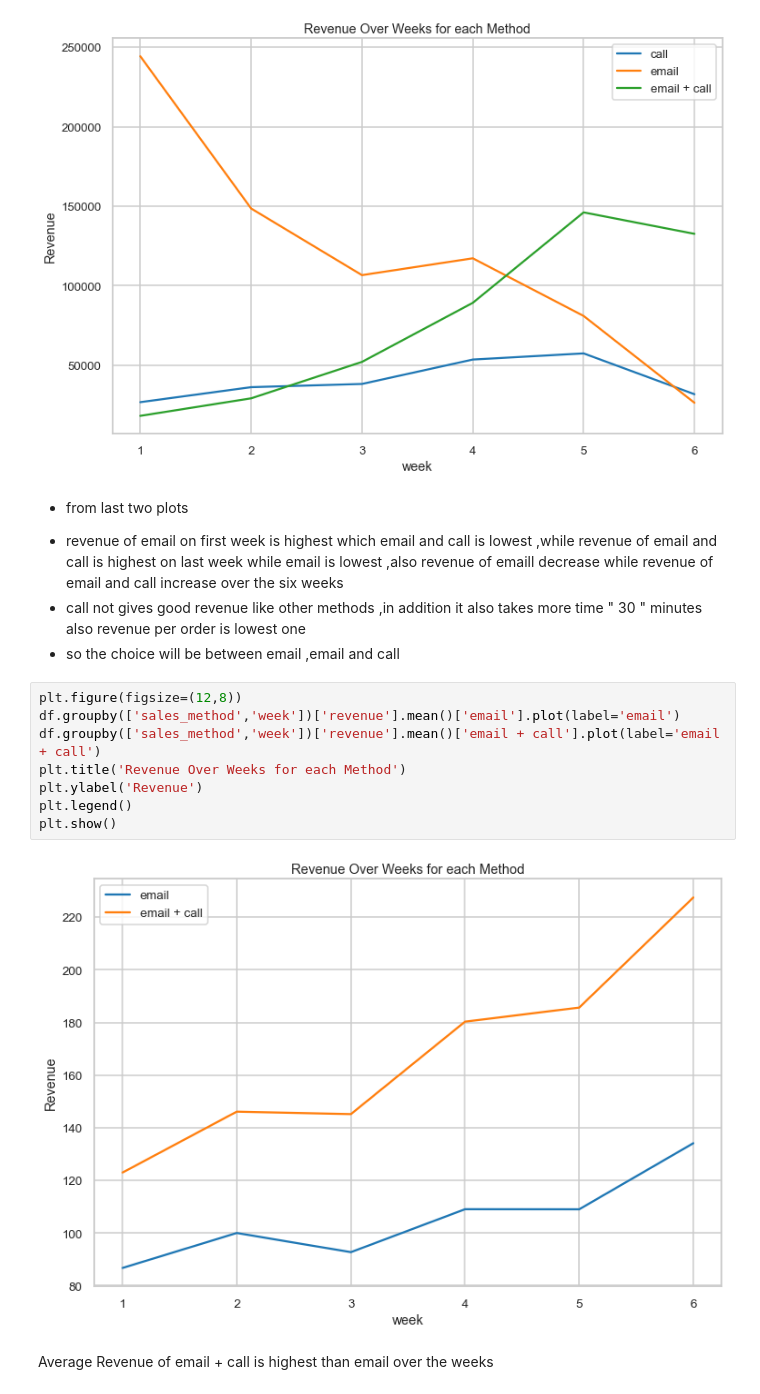
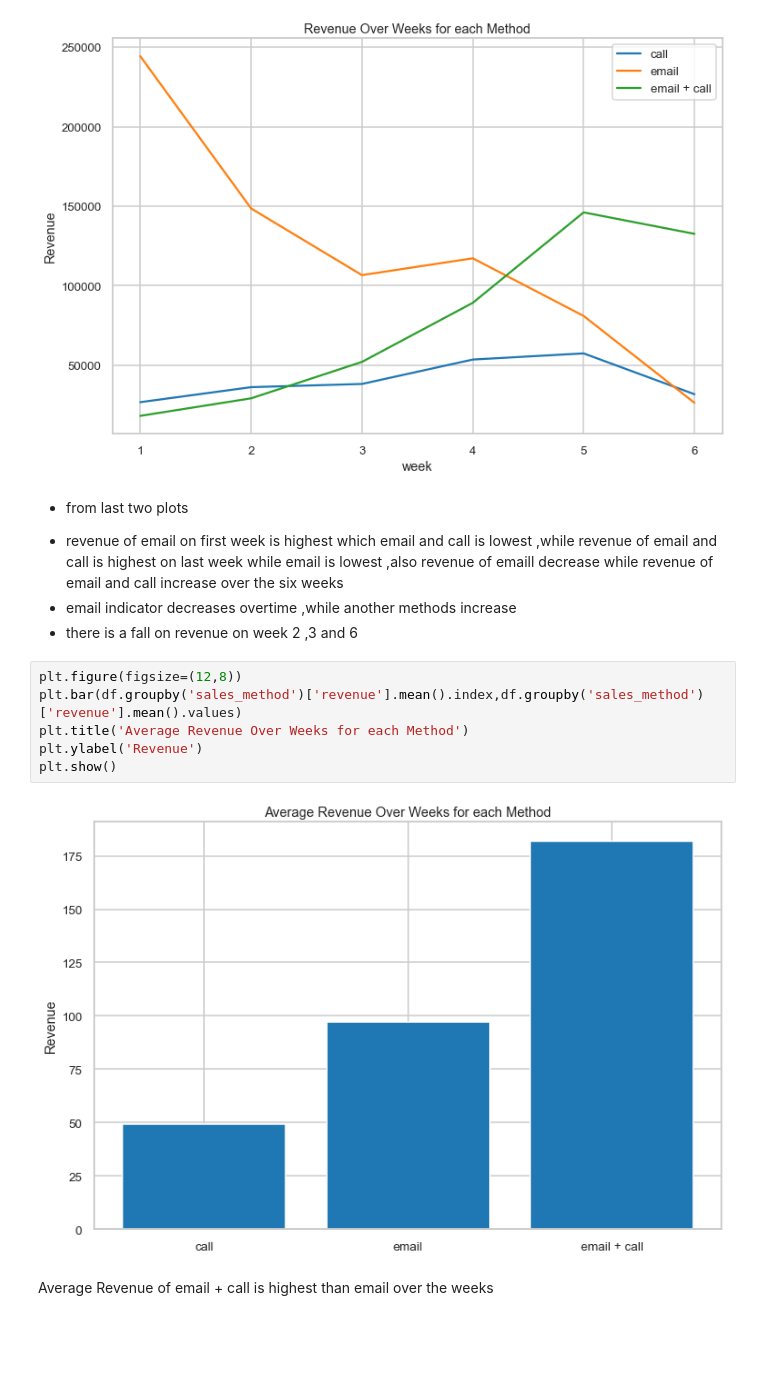
Before and after one commit to MahmoudAdel-hub/New_Product_Marketing_Method, a Jupyter notebook: ProfessionalDA.ipynb, the cells around one changed output. Saved outputs shown, nothing was run; the diff lists cells and outputs as text; blank space fills up the shorter version.

```diff
--- a/ProfessionalDA.ipynb
+++ b/ProfessionalDA.ipynb
@@ -267,17 +258,15 @@ plt.show()
 # %% [markdown]
 * from last two plots
 - revenue of email on first week is highest which email and call is lowest ,while revenue of email and call is highest on last week while email is lowest ,also revenue of emaill decrease while revenue of email and call increase over the six weeks
-- call not gives good revenue like other methods ,in addition it also takes more time " 30 " minutes also revenue per order is lowest one
-- so the choice will be between email ,email and call
+- email indicator decreases overtime ,while another methods increase
+- there is a fall on revenue on week 2 ,3 and 6
 # %%
 plt.figure(figsize=(12,8))
-df.groupby(['sales_method','week'])['revenue'].mean()['email'].plot(label='email')
-df.groupby(['sales_method','week'])['revenue'].mean()['email + call'].plot(label='email + call')
-plt.title('Revenue Over Weeks for each Method')
+plt.bar(df.groupby('sales_method')['revenue'].mean().index,df.groupby('sales_method')['revenue'].mean().values)
+plt.title('Average Revenue Over Weeks for each Method')
 plt.ylabel('Revenue')
-plt.legend()
 plt.show()
 # %% [output]
-[figure, old version]
+[figure, new version]
 # %% [markdown]
 Average Revenue of email + call is highest than email over the weeks
```
Also changed, not shown: parts of 66 cells of this notebook, 1 other file.
